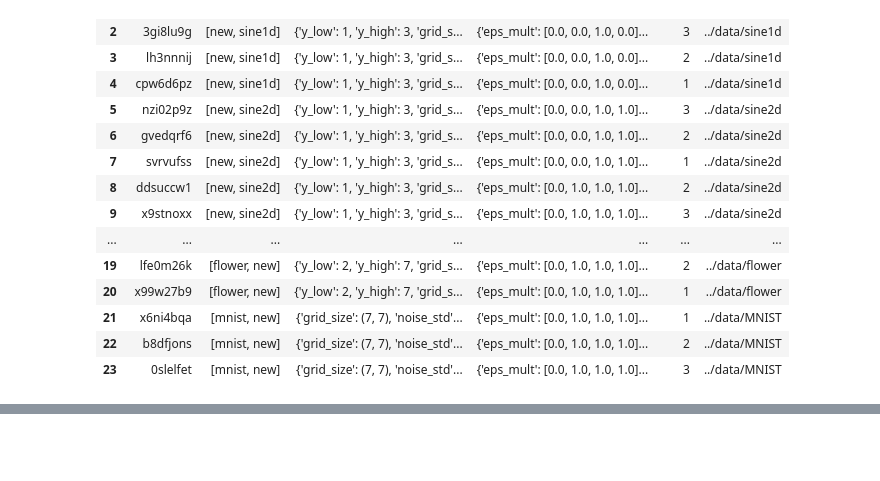
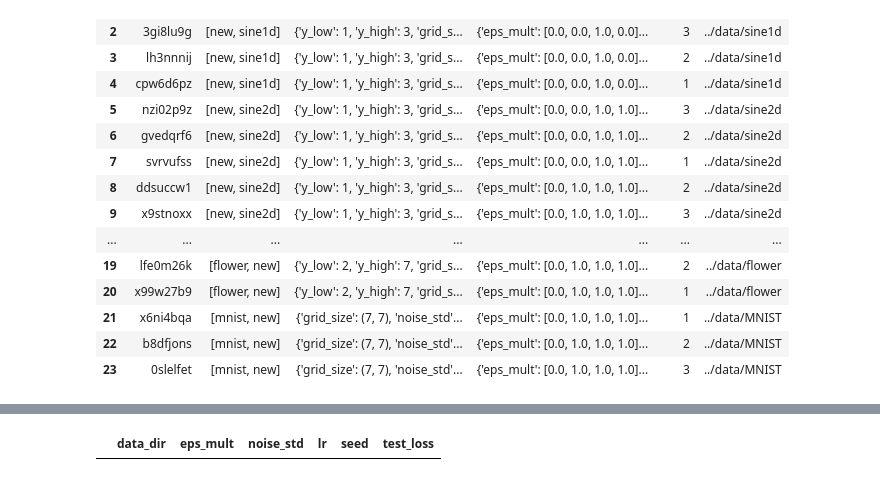
Before and after one commit to elidub/SymPDE, a Jupyter notebook: notebooks_symlie/results_step1.ipynb, the cells around one changed output, grey strips where cells are left out. Cells and saved outputs as stored; diff of their text form; code cells hidden in the pictures; blank space fills up the shorter version.

```diff
--- a/notebooks_symlie/results_step1.ipynb
+++ b/notebooks_symlie/results_step1.ipynb
@@ -173,0 +214,5 @@ df_map_old
+# %%
+d = df[['data_dir'] + group_params + hyper_params + ['seed'] + ['test_loss']]
+d[d['test_loss'].isna()]
+# %% [output]
+|  | data_dir | eps_mult | noise_std | lr | seed | test_loss |
```
Also changed, not shown: parts of 5 cells of this notebook, 11 other files.
